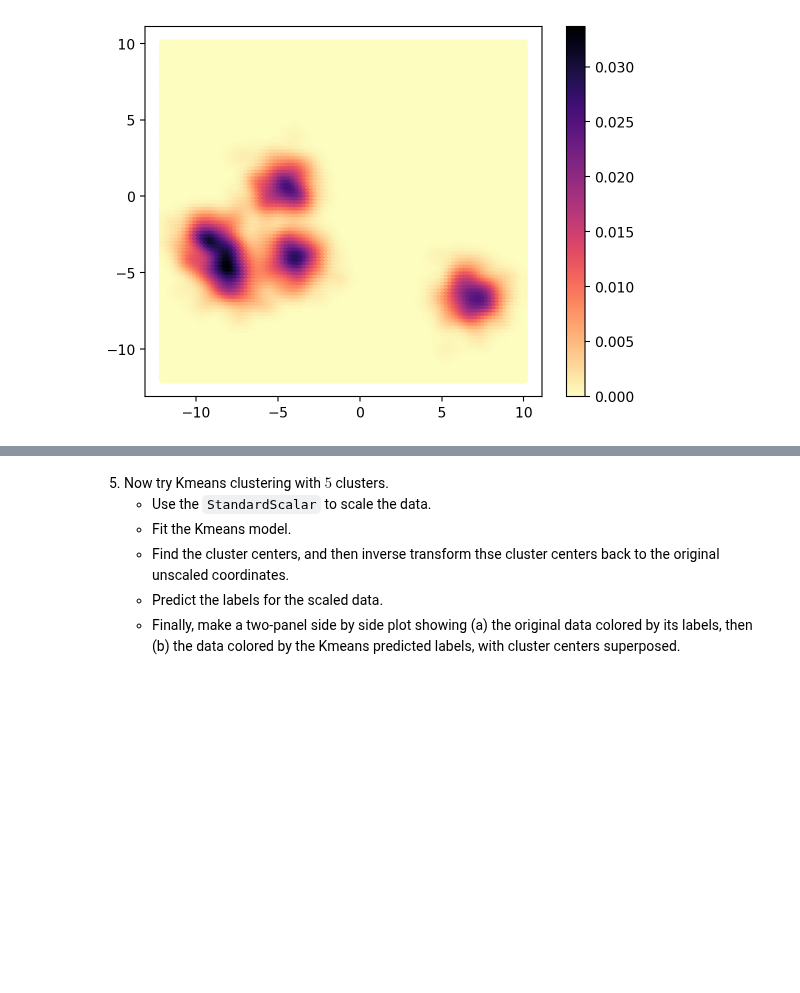
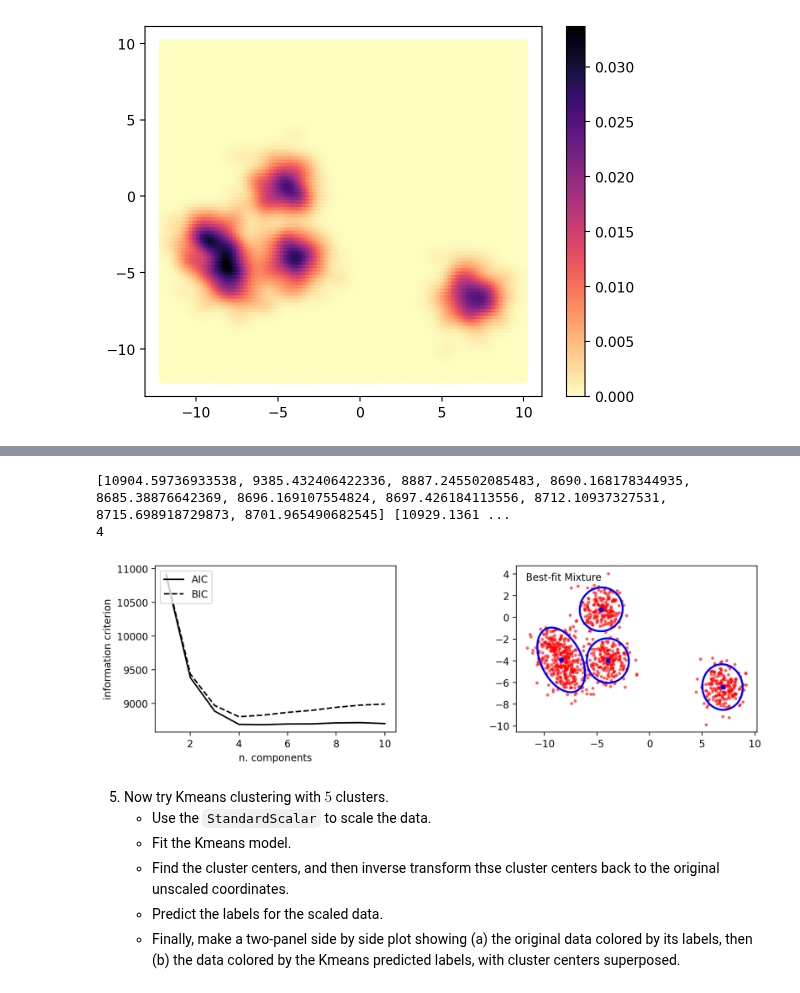
Before and after one commit to VanderbiltAstronomy/astr_8070_s25, a Jupyter notebook: coursework/student_folders/m_rizzosmith/homework/vu_astr8070_s25_hw6_mikerizzosmith.ipynb, the cells around one changed output, grey strips where cells are left out. Drawn from its saved outputs; the diff is of its cells as text; code cells hidden in the pictures; blank space fills up the shorter version.

```diff
--- a/coursework/student_folders/m_rizzosmith/homework/vu_astr8070_s25_hw6_mikerizzosmith.ipynb
+++ b/coursework/student_folders/m_rizzosmith/homework/vu_astr8070_s25_hw6_mikerizzosmith.ipynb
@@ -116,6 +118,71 @@ def draw_ellipse(mu, C, scales=[1, 2, 3], ax=None, **kwargs):
                           width=2 * scale * sigma1, height=2 * scale * sigma2,
                           angle=alpha * 180. / np.pi,
                           **kwargs))
+# %%
+from sklearn.mixture import GaussianMixture
+
+
+# fit models with 1-10 components
+N = np.arange(1, 11)
+models = [None for i in range(len(N))]
+
+for i in range(len(N)):
+    models[i] = GaussianMixture(N[i]).fit(data[:, :2])
+
+# compute the AIC and the BIC
+AIC = [m.aic(data[:, :2]) for m in models]
+BIC = [m.bic(data[:, :2]) for m in models]
+
+print(AIC, BIC)
+
+fig = plt.figure(figsize=(10, 3.4))
+fig.subplots_adjust(left=0.12, right=0.97,
+                    bottom=0.21, top=0.9, wspace=0.5)
+
+
+
+# plot 1: AIC and BIC
+ax = fig.add_subplot(121)
+ax.plot(N, AIC, '-k', label='AIC')
+ax.plot(N, BIC, '--k', label='BIC')
+ax.set_xlabel('n. components')
+ax.set_ylabel('information criterion')
+ax.legend(loc=2)
+
+
+# plot 2: Best fit BIC
+ax = fig.add_subplot(122)
+M_best = N[np.argmin(BIC)]
+print(M_best)
+best_fit = GaussianMixture(M_best).fit(data[:, :2])
+best_fit_means = best_fit.means_
+best_fit_covs = best_fit.covariances_
+
+ax.scatter(data[:, 0], data[:, 1], c='red', s=5, alpha=0.5)
+ax.scatter(best_fit_means[:, 0], best_fit_means[:, 1], c='blue', s=15, alpha=1)
+
+for i in range(0, len(best_fit_covs)):
+    draw_ellipse(best_fit_means[i], best_fit_covs[i], scales=[2], ax=ax, edgecolor='blue', facecolor='none', lw=2)
+
+
+# sc = ax.scatter(Xgrid[:, 0], Xgrid[:, 1], c=pdf, cmap='magma_r', alpha=0.5)
+
+# cbar = fig.colorbar(sc, ax=ax)
+# cbar.set_label("Density Estimate")
+ax.text(0.04, 0.96, "Best-fit Mixture",
+        ha='left', va='top', transform=ax.transAxes)
+
+
+
+
+
+
+
+plt.show()
+# %% [output]
+[10904.59736933538, 9385.432406422336, 8887.245502085483, 8690.168178344935, 8685.38876642369, 8696.169107554824, 8697.426184113556, 8712.10937327531, 8715.698918729873, 8701.965490682545] [10929.1361 ...
+4
+[figure, added]
 # %% [markdown]
 5. Now try Kmeans clustering with $5$ clusters.
     - Use the `StandardScalar` to scale the data.
```
Also changed, not shown: parts of 4 cells of this notebook.
